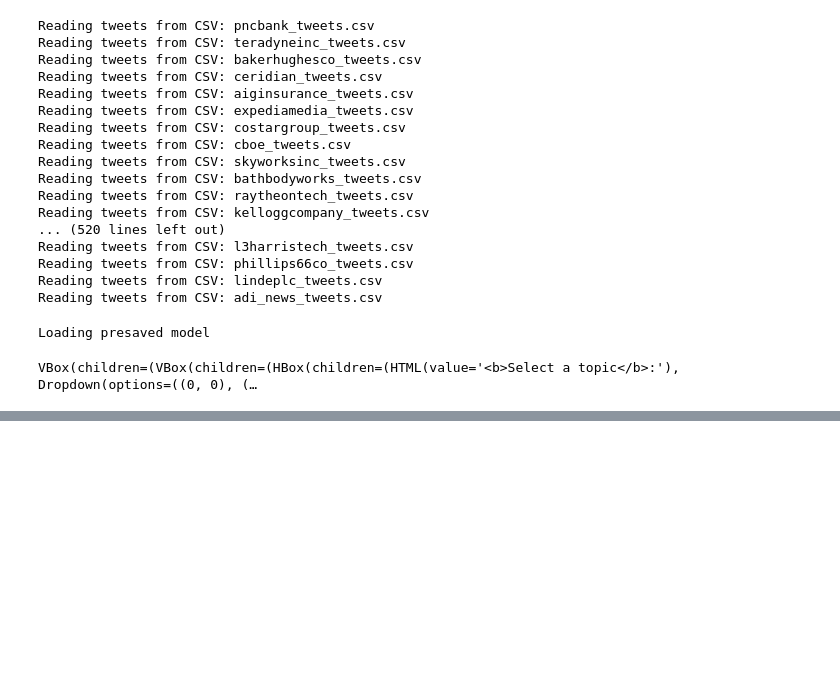
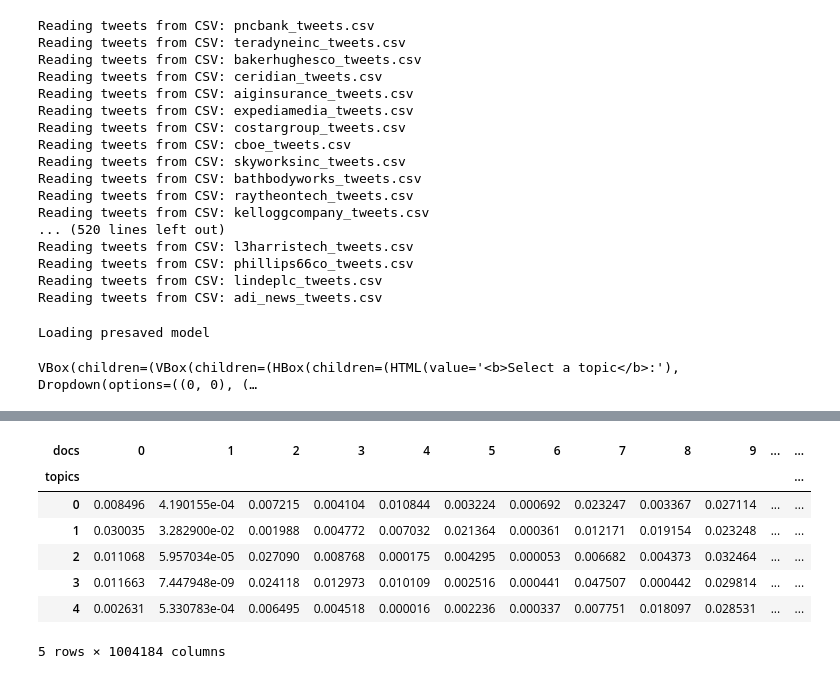
Before and after one commit to EconText/Cheap-Talk, a Jupyter notebook: topic_modeling/biterm_topic_modeling_viz.ipynb, the cells around one changed output, grey strips where cells are left out. Drawn from its saved outputs; the diff is of its cells as text; code cells hidden in the pictures; blank space fills up the shorter version.

```diff
--- a/topic_modeling/biterm_topic_modeling_viz.ipynb
+++ b/topic_modeling/biterm_topic_modeling_viz.ipynb
@@ -58,0 +96,15 @@ VBox(children=(VBox(children=(HBox(children=(HTML(value='<b>Select a topic</b>:'
+# %%
+##################################################
+# THETA MATRIX (TOPICS VS DOCUMENTS PROBABILITY) #
+##################################################
+theta = tmp.get_theta(model)
+theta.head()
+# %% [output]
+| docs | 0 | 1 | 2 | 3 | 4 | 5 | 6 | 7 | 8 | 9 | ... | ... |
+| topics |  |  |  |  |  |  |  |  |  |  |  | ... |
+| 0 | 0.008496 | 4.190155e-04 | 0.007215 | 0.004104 | 0.010844 | 0.003224 | 0.000692 | 0.023247 | 0.003367 | 0.027114 | ... | ... |
+| 1 | 0.030035 | 3.282900e-02 | 0.001988 | 0.004772 | 0.007032 | 0.021364 | 0.000361 | 0.012171 | 0.019154 | 0.023248 | ... | ... |
+| 2 | 0.011068 | 5.957034e-05 | 0.027090 | 0.008768 | 0.000175 | 0.004295 | 0.000053 | 0.006682 | 0.004373 | 0.032464 | ... | ... |
+| 3 | 0.011663 | 7.447948e-09 | 0.024118 | 0.012973 | 0.010109 | 0.002516 | 0.000441 | 0.047507 | 0.000442 | 0.029814 | ... | ... |
+| 4 | 0.002631 | 5.330783e-04 | 0.006495 | 0.004518 | 0.000016 | 0.002236 | 0.000337 | 0.007751 | 0.018097 | 0.028531 | ... | ... |
+5 rows × 1004184 columns
```
Also changed, not shown: parts of 10 cells of this notebook.
